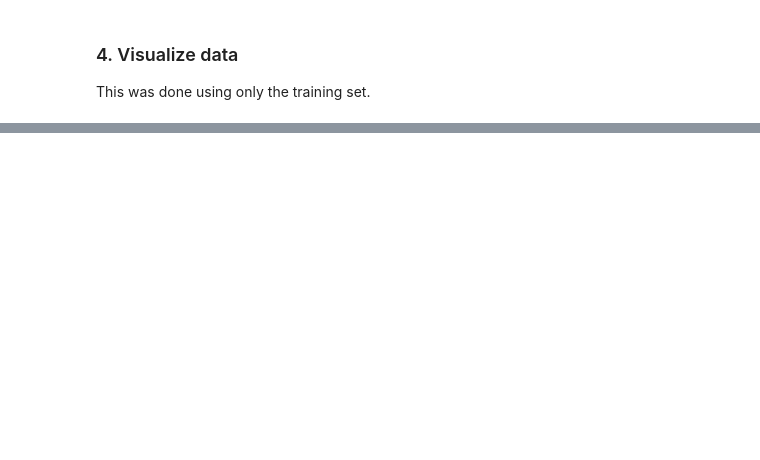
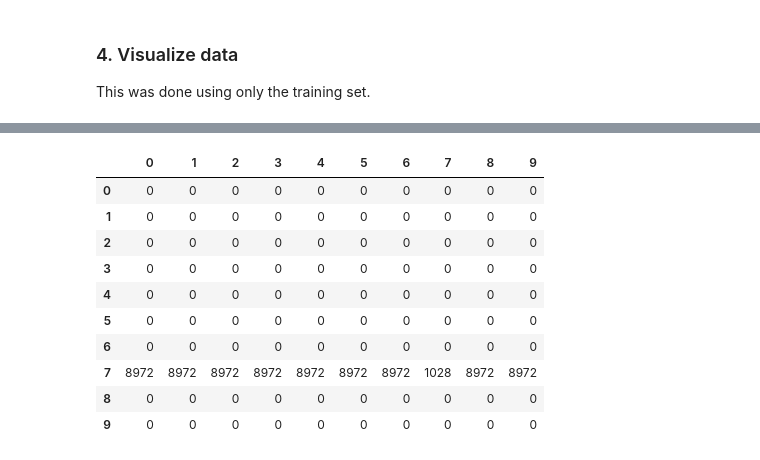
Before and after one commit to ericding98/backprop, a Jupyter notebook: Backprop.ipynb, the cells around one changed output, grey strips where cells are left out. Saved outputs shown, nothing was run; the diff lists cells and outputs as text; code cells hidden in the pictures; blank space fills up the shorter version.

```diff
--- a/Backprop.ipynb
+++ b/Backprop.ipynb
@@ -116,0 +157,5 @@ plt.show()
+# %%
+model.train(
+    X_train,
+    y_train_encoded
+)
@@ -116,0 +181,2 @@ plt.show()
+# %%
+pred = model.predict(X_test)
@@ -116,0 +199,3 @@ plt.show()
+# %%
+pred_classes = np.argmax(pred, axis=1)
+pred_classes
@@ -116,0 +204,2 @@ plt.show()
+# %%
+report = Report(pred_classes, y_test.astype(int))
@@ -116,0 +216,14 @@ plt.show()
+# %%
+pd.DataFrame(report.confusion(), index=list(set(y_test)).sort(), columns=list(set(y_test)).sort())
+# %% [output]
+|  | 0 | 1 | 2 | 3 | 4 | 5 | 6 | 7 | 8 | 9 |
+| 0 | 0 | 0 | 0 | 0 | 0 | 0 | 0 | 0 | 0 | 0 |
+| 1 | 0 | 0 | 0 | 0 | 0 | 0 | 0 | 0 | 0 | 0 |
+| 2 | 0 | 0 | 0 | 0 | 0 | 0 | 0 | 0 | 0 | 0 |
+| 3 | 0 | 0 | 0 | 0 | 0 | 0 | 0 | 0 | 0 | 0 |
+| 4 | 0 | 0 | 0 | 0 | 0 | 0 | 0 | 0 | 0 | 0 |
+| 5 | 0 | 0 | 0 | 0 | 0 | 0 | 0 | 0 | 0 | 0 |
+| 6 | 0 | 0 | 0 | 0 | 0 | 0 | 0 | 0 | 0 | 0 |
+| 7 | 8972 | 8972 | 8972 | 8972 | 8972 | 8972 | 8972 | 1028 | 8972 | 8972 |
+| 8 | 0 | 0 | 0 | 0 | 0 | 0 | 0 | 0 | 0 | 0 |
+| 9 | 0 | 0 | 0 | 0 | 0 | 0 | 0 | 0 | 0 | 0 |
```
Also changed, not shown: parts of 20 cells of this notebook, 3 other files.
